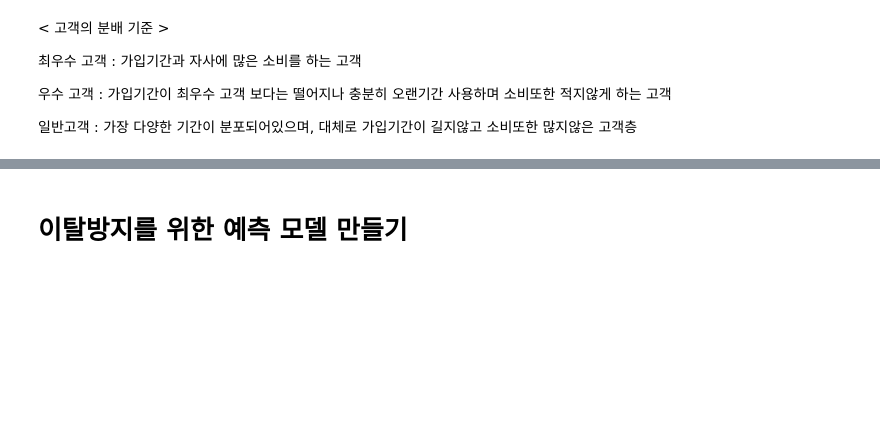
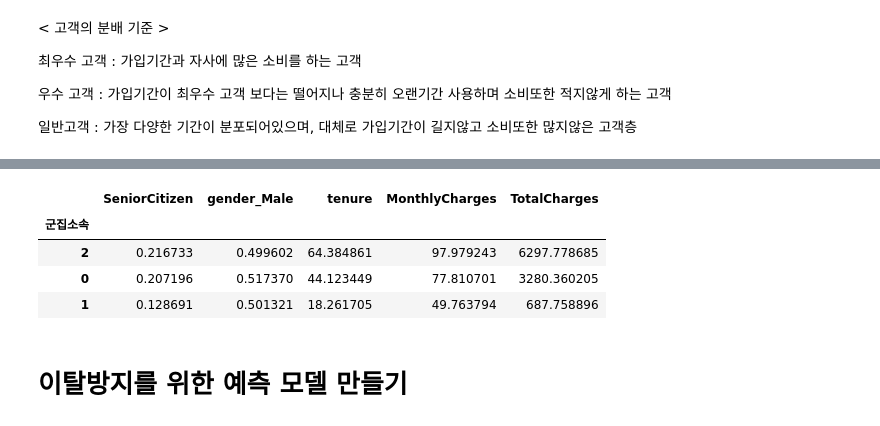
Before and after one commit to ljs7463/AnalysisProject, a Jupyter notebook: 개인프로젝트/1. Customer Churn/Telco_Customer_Churn.ipynb, the cells around one changed output, grey strips where cells are left out. Cells and saved outputs as stored; diff of their text form; code cells hidden in the pictures; blank space fills up the shorter version.

```diff
--- a/개인프로젝트/1. Customer Churn/Telco_Customer_Churn.ipynb
+++ b/개인프로젝트/1. Customer Churn/Telco_Customer_Churn.ipynb
@@ -1241,3 +1236,16 @@ for k in k_range:
 8 : 0.5481688916695086
 9 : 0.540794890804742
 10 : 0.5520031394457261
+# %%
+from sklearn.metrics import silhouette_samples,silhouette_score
+from sklearn.cluster import AgglomerativeClustering
+k_range = range(2, 5)
+
+for k in k_range:
+  single_clustering = AgglomerativeClustering(n_clusters=k, affinity = 'euclidean', linkage = 'ward')
+  single_cluster = single_clustering.fit_predict(df)
+
+  score_sample = silhouette_samples(df, single_cluster)
+  score = silhouette_score(df, single_cluster)
+
+  print(k,':',score,score_sample)
@@ -1243,0 +1256,10 @@ for k in k_range:
+# %%
+from yellowbrick.cluster import SilhouetteVisualizer
+from sklearn.cluster import KMeans
+k_range = range(2, 5)
+
+for k in k_range:
+
+  model = SilhouetteVisualizer(AgglomerativeClustering(n_clusters=k, affinity = 'euclidean', linkage = 'ward'))
+  model.fit_predict(df)
+  model.show()
@@ -1325,0 +1371,6 @@ df.groupby('군집소속')[df.columns].mean().sort_values(by='tenure',ascending=
+# %%
+from sklearn.cluster import KMeans
+kmeans = KMeans(n_clusters =3, init = 'k-means++', max_iter =300, random_state = 42)
+kmeans.fit(df)
+df['군집소속'] = kmeans.labels_
+df['군집소속']
@@ -1326,3 +1390,11 @@ df.groupby('군집소속')[df.columns].mean().sort_values(by='tenure',ascending=
+# %%
+df.groupby('군집소속')['SeniorCitizen','gender_Male','tenure','MonthlyCharges', 'TotalCharges'].mean().sort_values(by='tenure',ascending=False).style.background_gradient(cmap = 'Blues')
+# %% [output]
+|  | SeniorCitizen | gender_Male | tenure | MonthlyCharges | TotalCharges |
+| 군집소속 |  |  |  |  |  |
+| 2 | 0.216733 | 0.499602 | 64.384861 | 97.979243 | 6297.778685 |
+| 0 | 0.207196 | 0.517370 | 44.123449 | 77.810701 | 3280.360205 |
+| 1 | 0.128691 | 0.501321 | 18.261705 | 49.763794 | 687.758896 |
 # %% [markdown]
 # 이탈방지를 위한 예측 모델 만들기
 # %% [markdown]
```
Also changed, not shown: parts of 10 cells of this notebook.
